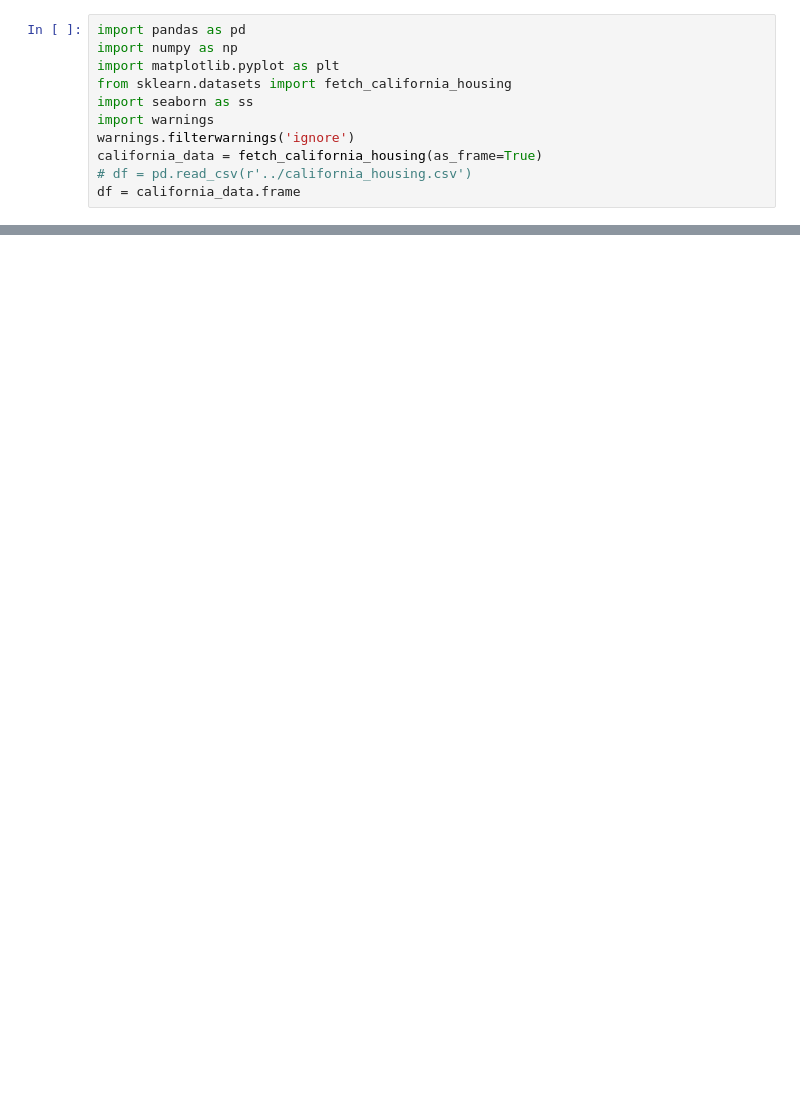
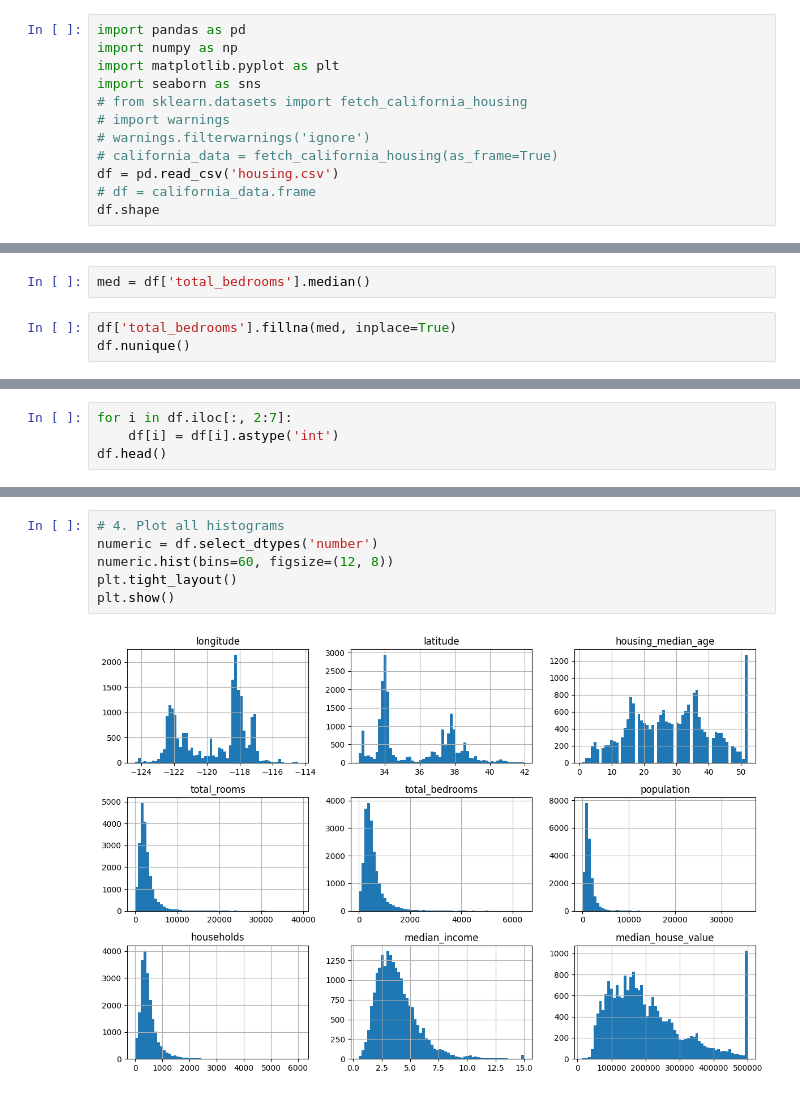
Before and after one commit to slimshadyafk/0xab, a Jupyter notebook: .raw/exp1.ipynb, the cells around one changed output, grey strips where cells are left out. Cells and saved outputs as stored; diff of their text form; blank space fills up the shorter version.

```diff
--- a/.raw/exp1.ipynb
+++ b/.raw/exp1.ipynb
@@ -2,10 +2,11 @@
 import pandas as pd
 import numpy as np
 import matplotlib.pyplot as plt
-from sklearn.datasets import fetch_california_housing
-import seaborn as ss
-import warnings
-warnings.filterwarnings('ignore')
-california_data = fetch_california_housing(as_frame=True)
-# df = pd.read_csv(r'../california_housing.csv')
-df = california_data.frame
+import seaborn as sns
+# from sklearn.datasets import fetch_california_housing
+# import warnings
+# warnings.filterwarnings('ignore')
+# california_data = fetch_california_housing(as_frame=True)
+df = pd.read_csv('housing.csv')
+# df = california_data.frame
+df.shape
@@ -14,0 +39,5 @@ Numerical = df.select_dtypes(include=[np.number]).columns
+# %%
+med = df['total_bedrooms'].median()
+# %%
+df['total_bedrooms'].fillna(med, inplace=True)
+df.nunique()
@@ -14,0 +80,4 @@ Numerical = df.select_dtypes(include=[np.number]).columns
+# %%
+for i in df.iloc[:, 2:7]:
+    df[i] = df[i].astype('int')
+df.head()
@@ -15 +104,9 @@ Numerical = df.select_dtypes(include=[np.number]).columns
+# %%
+# 4. Plot all histograms
+numeric = df.select_dtypes('number')
+numeric.hist(bins=60, figsize=(12, 8))
+plt.tight_layout()
+plt.show()
+# %% [output]
+[figure, added]
 # %%
```
Also changed, not shown: parts of 11 cells of this notebook.
